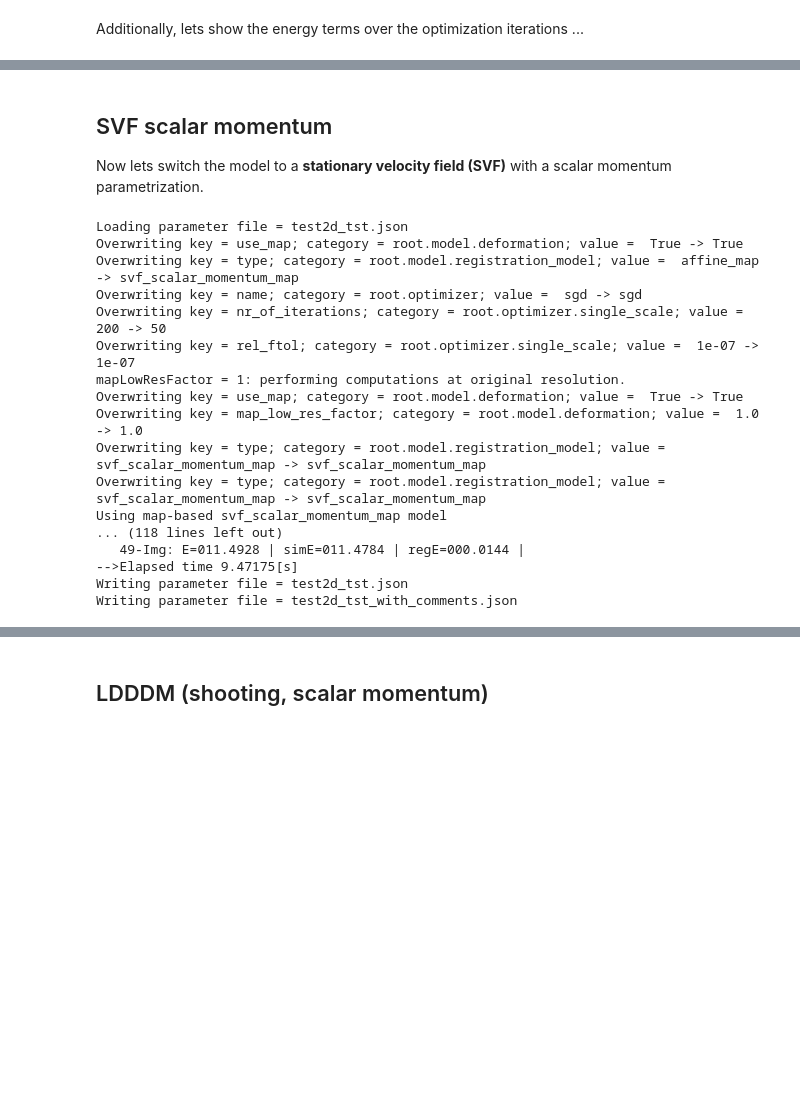
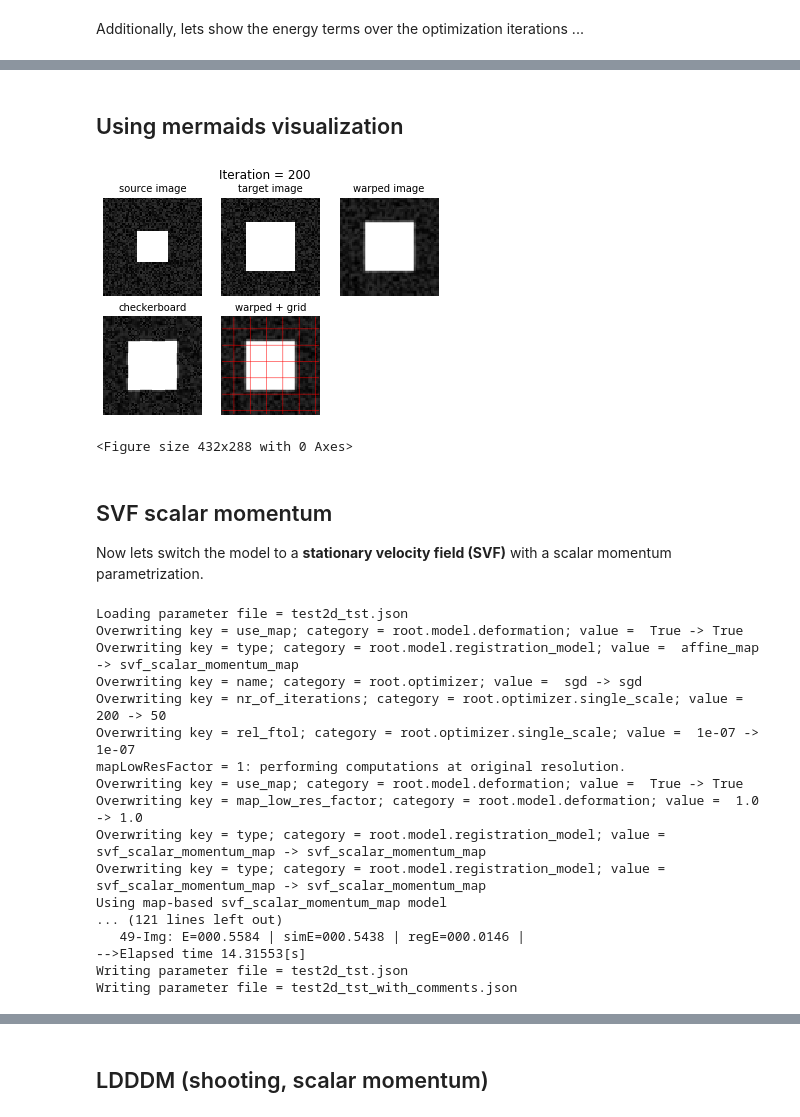
Before and after one commit to uncbiag/mermaid, a Jupyter notebook: jupyter/example_simple_interface.ipynb, the cells around one changed output, grey strips where cells are left out. Drawn from its saved outputs; the diff is of its cells as text; code cells hidden in the pictures; blank space fills up the shorter version.

```diff
--- a/jupyter/example_simple_interface.ipynb
+++ b/jupyter/example_simple_interface.ipynb
@@ -230,3 +231,25 @@ plt.show()
+# %% [markdown]
+## Using mermaids visualization
+# %%
+import torch
+import mermaid.utils as utils
+import mermaid.visualize_registration_results as vizreg
+
+I_0 = torch.from_numpy(I0_syn)
+I_1 = torch.from_numpy(I1_syn)
+phi = si.get_map()
+I_W = utils.compute_warped_image_multiNC(I_0,
+                                         phi,
+                                         spacing_syn,
+                                         spline_order=1)
+vizreg.show_current_images(len(si.get_history()['energy']),
+                           I_0,
+                           I_1,
+                           I_W,
+                           phiWarped=phi)
+# %% [output]
+[figure, added]
+<Figure size 432x288 with 0 Axes>
 # %% [markdown]
 ## SVF scalar momentum
 
@@ -237,7 +260,7 @@ si.register_images(I0_syn, I1_syn, spacing_syn, model_name='svf_scalar_momentum_
                    use_multi_scale=False,
                    visualize_step=None,
                    optimizer_name='sgd',
-                   learning_rate=0.1,
+                   learning_rate=0.01,
                    rel_ftol=1e-7,
                    json_config_out_filename=('test2d_tst.json', 'test2d_tst_with_comments.json'),
                    params='test2d_tst.json',
@@ -256,9 +279,9 @@ Overwriting key = map_low_res_factor; category = root.model.deformation; value =
 Overwriting key = type; category = root.model.registration_model; value =  svf_scalar_momentum_map -> svf_scalar_momentum_map
 Overwriting key = type; category = root.model.registration_model; value =  svf_scalar_momentum_map -> svf_scalar_momentum_map
 Using map-based svf_scalar_momentum_map model
-... (118 lines left out)
-   49-Img: E=011.4928 | simE=011.4784 | regE=000.0144 |
--->Elapsed time 9.47175[s]
+... (121 lines left out)
+   49-Img: E=000.5584 | simE=000.5438 | regE=000.0146 |
+-->Elapsed time 14.31553[s]
 Writing parameter file = test2d_tst.json
 Writing parameter file = test2d_tst_with_comments.json
 # %%
```
Also changed, not shown: parts of 10 cells of this notebook, 6 other files.
